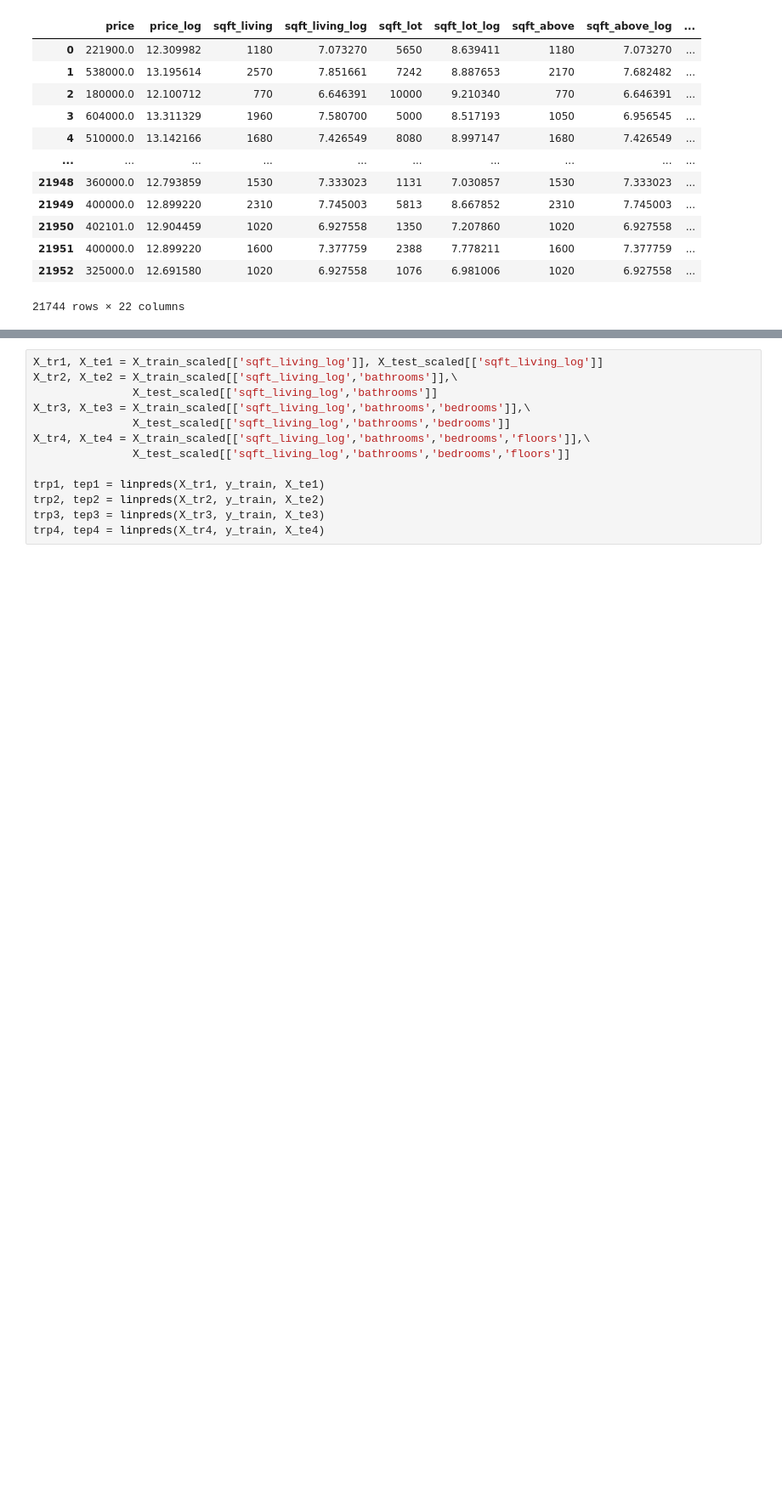
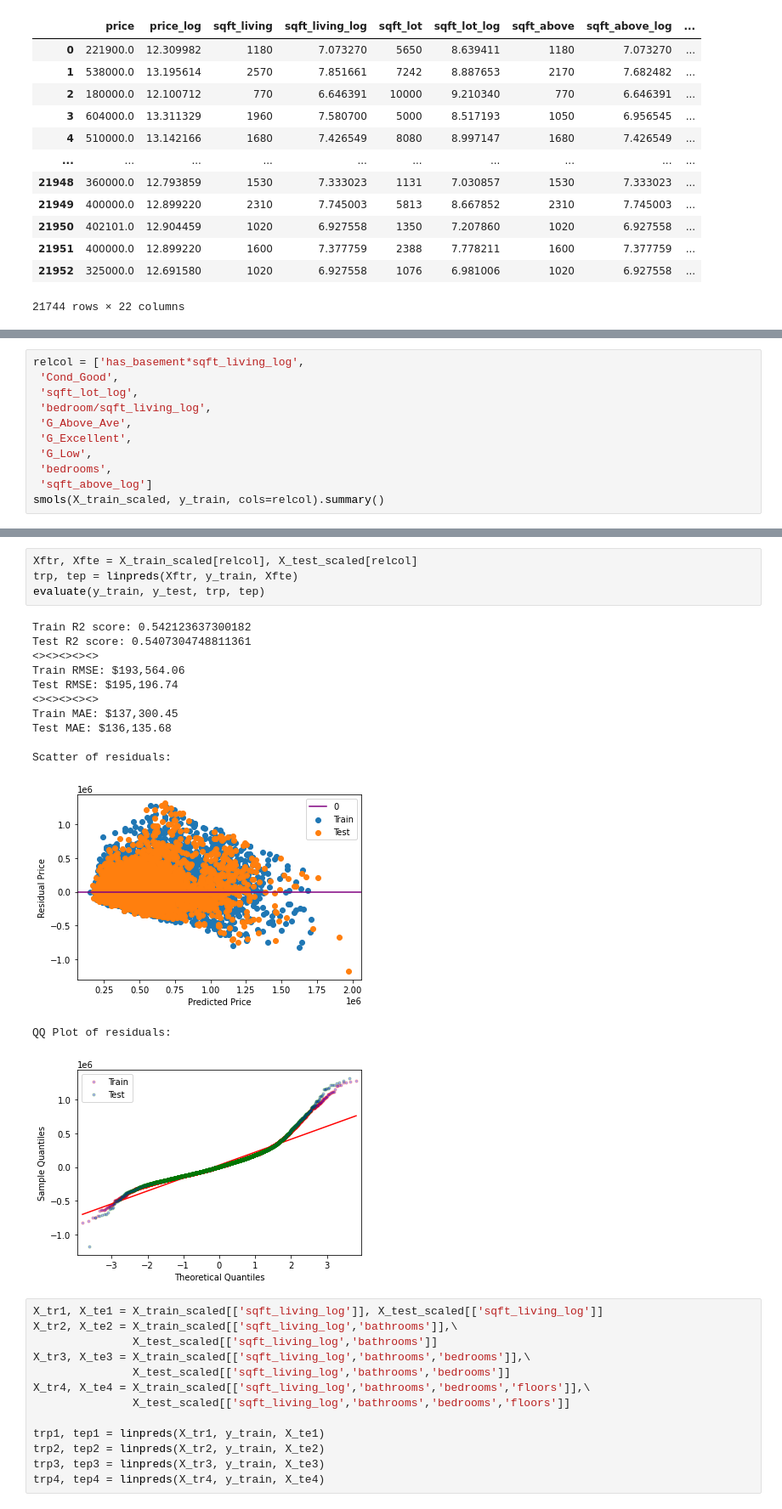
Before and after one commit to NicholasIndorf/KingCountyHousingSaleModel, a Jupyter notebook: notebooks/Nick/Project2TemplateNick.ipynb, the cells around one changed output, grey strips where cells are left out. Shown: that part at 85% size. Drawn from its saved outputs; the diff is of its cells as text; blank space fills up the shorter version.

```diff
--- a/notebooks/Nick/Project2TemplateNick.ipynb
+++ b/notebooks/Nick/Project2TemplateNick.ipynb
@@ -873,0 +982,11 @@ MissingDataError: exog contains inf or nans
+# %%
+relcol = ['has_basement*sqft_living_log',
+ 'Cond_Good',
+ 'sqft_lot_log',
+ 'bedroom/sqft_living_log',
+ 'G_Above_Ave',
+ 'G_Excellent',
+ 'G_Low',
+ 'bedrooms',
+ 'sqft_above_log']
+smols(X_train_scaled, y_train, cols=relcol).summary()
@@ -874,3 +1021,21 @@ MissingDataError: exog contains inf or nans
+# %%
+Xftr, Xfte = X_train_scaled[relcol], X_test_scaled[relcol]
+trp, tep = linpreds(Xftr, y_train, Xfte)
+evaluate(y_train, y_test, trp, tep)
+# %% [output]
+Train R2 score: 0.542123637300182
+Test R2 score: 0.5407304748811361
+<><><><><>
+Train RMSE: $193,564.06
+Test RMSE: $195,196.74
+<><><><><>
+Train MAE: $137,300.45
+Test MAE: $136,135.68
+
+Scatter of residuals:
+[figure, added]
+QQ Plot of residuals:
+[figure, added]
 # %%
 X_tr1, X_te1 = X_train_scaled[['sqft_living_log']], X_test_scaled[['sqft_living_log']]
 X_tr2, X_te2 = X_train_scaled[['sqft_living_log','bathrooms']],\
```
Also changed, not shown: parts of 9 cells of this notebook.
